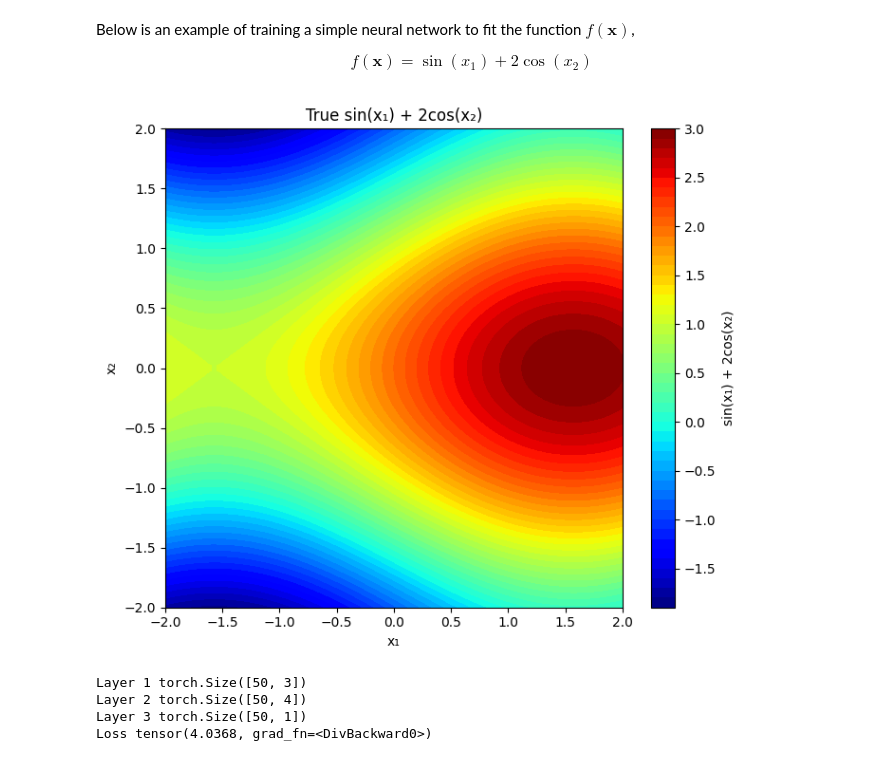
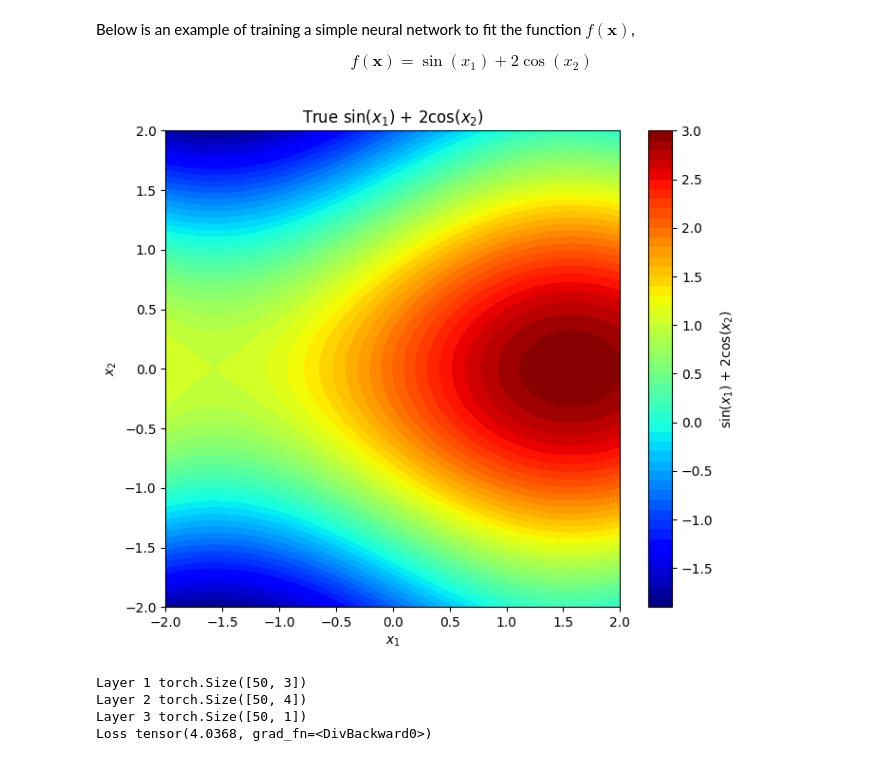
Before and after one commit to m-julian/m-julian.github.io, a Jupyter notebook: jupyter_notebooks/neural_networks/theory/packpropagation_pytorch.ipynb, the cells around one changed output. Cells and saved outputs as stored; diff of their text form; code cells hidden in the pictures.

```diff
--- a/jupyter_notebooks/neural_networks/theory/packpropagation_pytorch.ipynb
+++ b/jupyter_notebooks/neural_networks/theory/packpropagation_pytorch.ipynb
@@ -15,23 +15,23 @@ gen = torch.Generator(device=device).manual_seed(1)
 # %%
 # True function
 points_per_dim = 100
 
 linx1 = torch.linspace(-2, 2, points_per_dim)
 linx2 = torch.linspace(-2, 2, points_per_dim)
-x1, x2 = torch.meshgrid(linx1, linx2, indexing='ij')
+x1, x2 = torch.meshgrid(linx1, linx2, indexing="ij")
 
 z = torch.sin(x1) + 2 * torch.cos(x2)
 
 plt.figure(figsize=(7, 6))
-plt.contourf(x1.numpy(), x2.numpy(), z.numpy(), levels=50, cmap='jet')
-plt.colorbar(label='sin(x₁) + 2cos(x₂)')
-plt.xlabel('x₁')
-plt.ylabel('x₂')
-plt.title('True sin(x₁) + 2cos(x₂)')
+plt.contourf(x1.numpy(), x2.numpy(), z.numpy(), levels=50, cmap="jet")
+plt.colorbar(label="sin($x_1$) + 2cos($x_2$)")
+plt.xlabel("$x_1$")
+plt.ylabel("$x_2$")
+plt.title("True sin($x_1$) + 2cos($x_2$)")
 plt.tight_layout()
 plt.show()
 # %% [output]
-[figure, old version]
+[figure, new version]
 # %%
 # Layer 0 (input layer)
 # N x D
```
Also changed, not shown: parts of 4 cells of this notebook.
